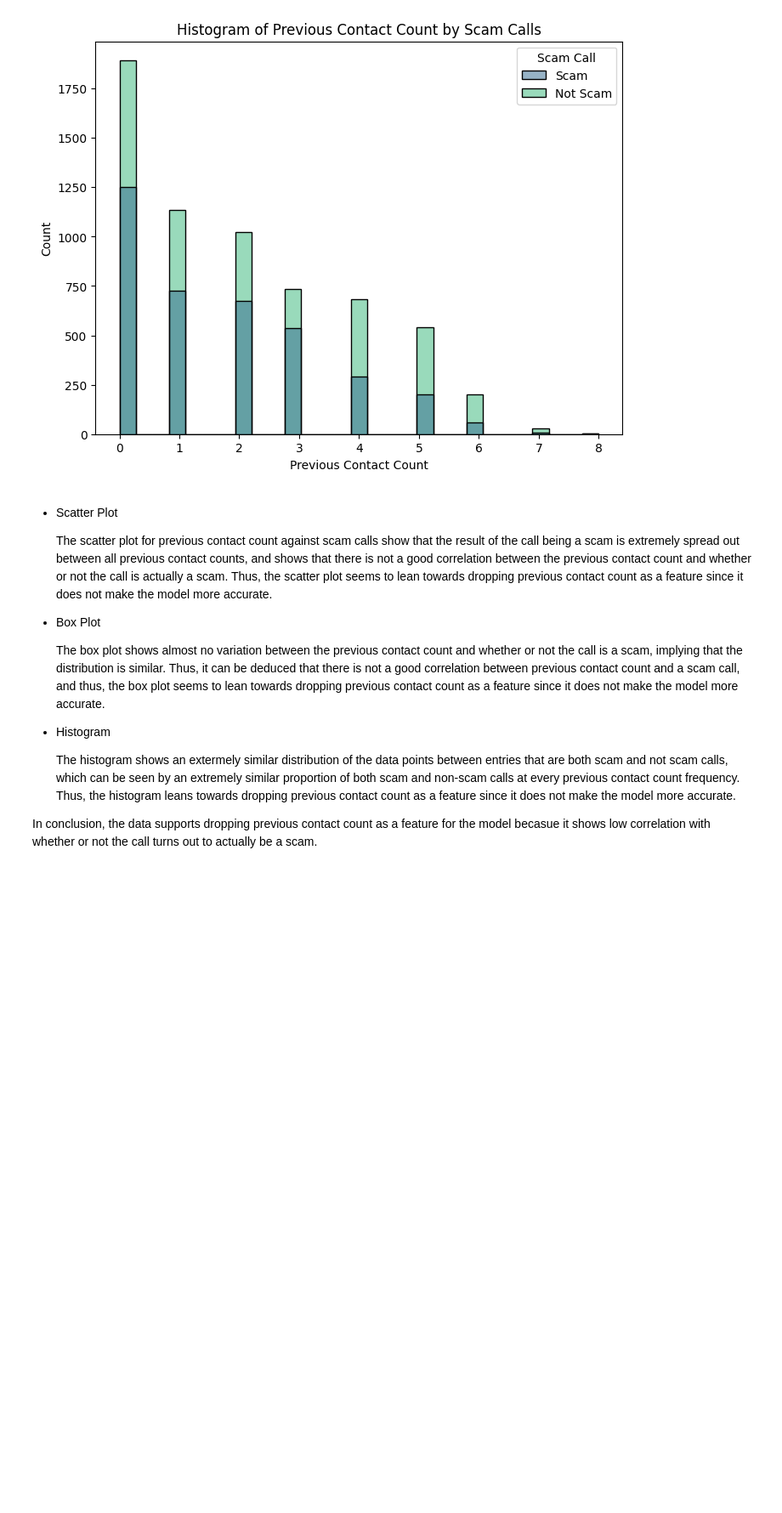
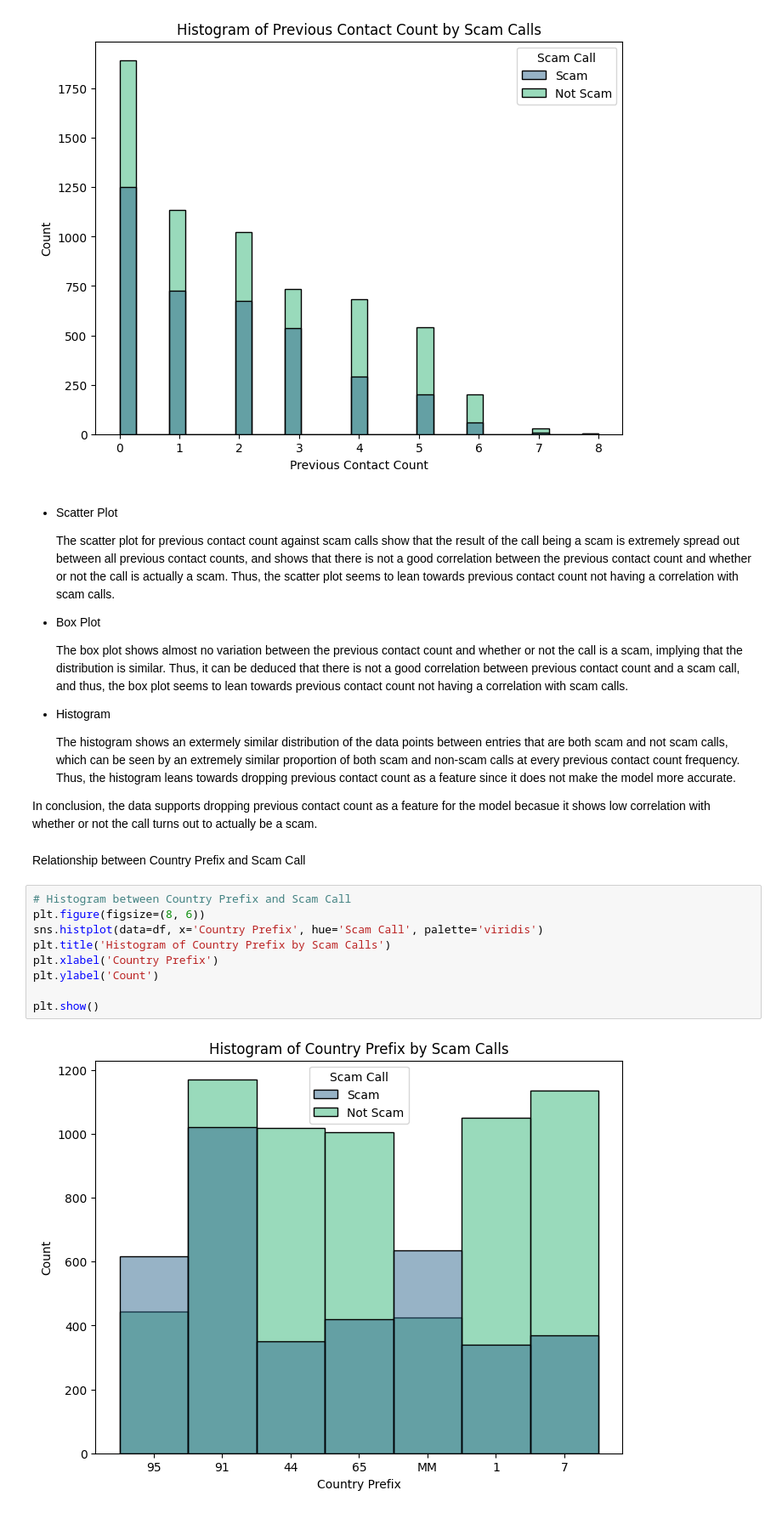
Before and after one commit to leesean5150/ml_pipeline, a Jupyter notebook: eda.ipynb, the cells around one changed output. Shown at 85% size. Cells and saved outputs as stored; diff of their text form; blank space fills up the shorter version.

```diff
--- a/eda.ipynb
+++ b/eda.ipynb
@@ -401,14 +431,27 @@ plt.show()
 # %% [markdown]
 - Scatter Plot
 
-    The scatter plot for previous contact count against scam calls show that the result of the call being a scam is extremely spread out between all previous contact counts, and shows that there is not a good correlation between the previous contact count and whether or not the call is actually a scam. Thus, the scatter plot seems to lean towards dropping previous contact count as a feature since it does not make the model more accurate.
+    The scatter plot for previous contact count against scam calls show that the result of the call being a scam is extremely spread out between all previous contact counts, and shows that there is not a good correlation between the previous contact count and whether or not the call is actually a scam. Thus, the scatter plot seems to lean towards previous contact count not having a correlation with scam calls.
 
 - Box Plot
 
-    The box plot shows almost no variation between the previous contact count and whether or not the call is a scam, implying that the distribution is similar. Thus, it can be deduced that there is not a good correlation between previous contact count and a scam call, and thus, the box plot seems to lean towards dropping previous contact count as a feature since it does not make the model more accurate.
+    The box plot shows almost no variation between the previous contact count and whether or not the call is a scam, implying that the distribution is similar. Thus, it can be deduced that there is not a good correlation between previous contact count and a scam call, and thus, the box plot seems to lean towards previous contact count not having a correlation with scam calls.
 
 - Histogram
 
     The histogram shows an extermely similar distribution of the data points between entries that are both scam and not scam calls, which can be seen by an extremely similar proportion of both scam and non-scam calls at every previous contact count frequency. Thus, the histogram leans towards dropping previous contact count as a feature since it does not make the model more accurate.
 
 In conclusion, the data supports dropping previous contact count as a feature for the model becasue it shows low correlation with whether or not the call turns out to actually be a scam.
+# %% [markdown]
+Relationship between Country Prefix and Scam Call
+# %%
+# Histogram between Country Prefix and Scam Call
+plt.figure(figsize=(8, 6))
+sns.histplot(data=df, x='Country Prefix', hue='Scam Call', palette='viridis')
+plt.title('Histogram of Country Prefix by Scam Calls')
+plt.xlabel('Country Prefix')
+plt.ylabel('Count')
+
+plt.show()
+# %% [output]
+[figure, added]
```
Also changed, not shown: parts of 38 cells of this notebook, 4 other files.
